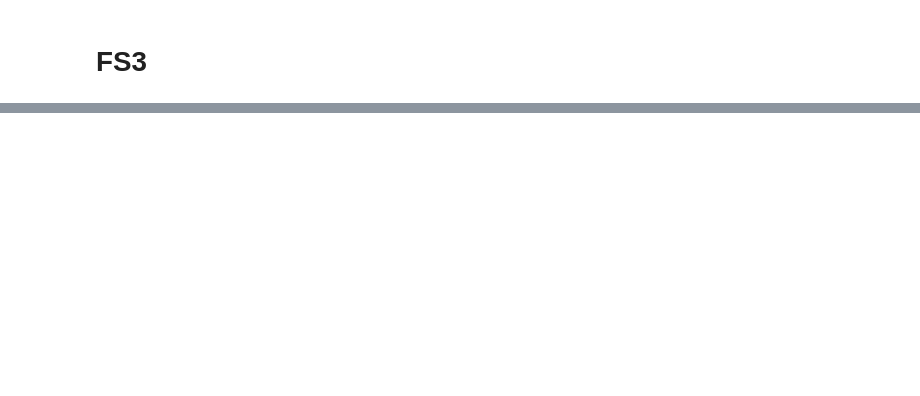
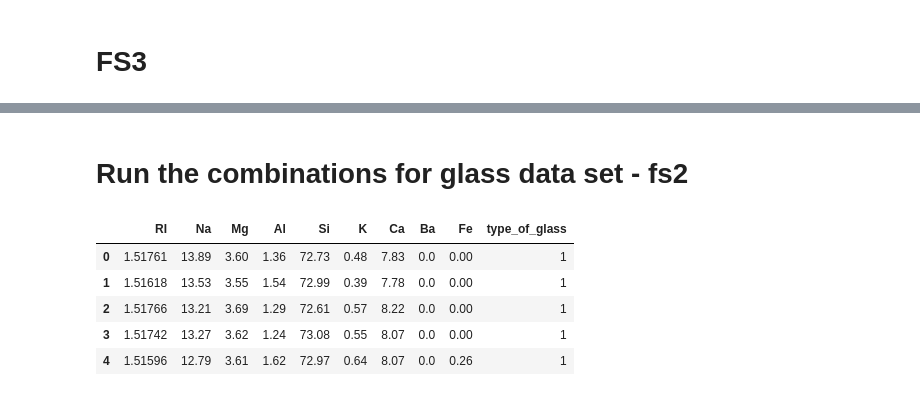
Before and after one commit to breezy11/vis_2_assignment, a Jupyter notebook: FS-functions.ipynb, the cells around one changed output, grey strips where cells are left out. Cells and saved outputs as stored; diff of their text form; code cells hidden in the pictures; blank space fills up the shorter version.

```diff
--- a/FS-functions.ipynb
+++ b/FS-functions.ipynb
@@ -299,0 +370,16 @@ Group label has 3 unique values
+# %% [markdown]
+# Run the combinations for glass data set - fs2
+# %%
+glass = pd.read_csv("data/glass/glass.csv", index_col=0)
+# %%
+df = glass.copy()
+df.drop('id', axis=1, inplace=True)
+# %%
+df.head()
+# %% [output]
+|  | RI | Na | Mg | Al | Si | K | Ca | Ba | Fe | type_of_glass |
+| 0 | 1.51761 | 13.89 | 3.60 | 1.36 | 72.73 | 0.48 | 7.83 | 0.0 | 0.00 | 1 |
+| 1 | 1.51618 | 13.53 | 3.55 | 1.54 | 72.99 | 0.39 | 7.78 | 0.0 | 0.00 | 1 |
+| 2 | 1.51766 | 13.21 | 3.69 | 1.29 | 72.61 | 0.57 | 8.22 | 0.0 | 0.00 | 1 |
+| 3 | 1.51742 | 13.27 | 3.62 | 1.24 | 73.08 | 0.55 | 8.07 | 0.0 | 0.00 | 1 |
+| 4 | 1.51596 | 12.79 | 3.61 | 1.62 | 72.97 | 0.64 | 8.07 | 0.0 | 0.26 | 1 |
```
Also changed, not shown: parts of 45 cells of this notebook.
